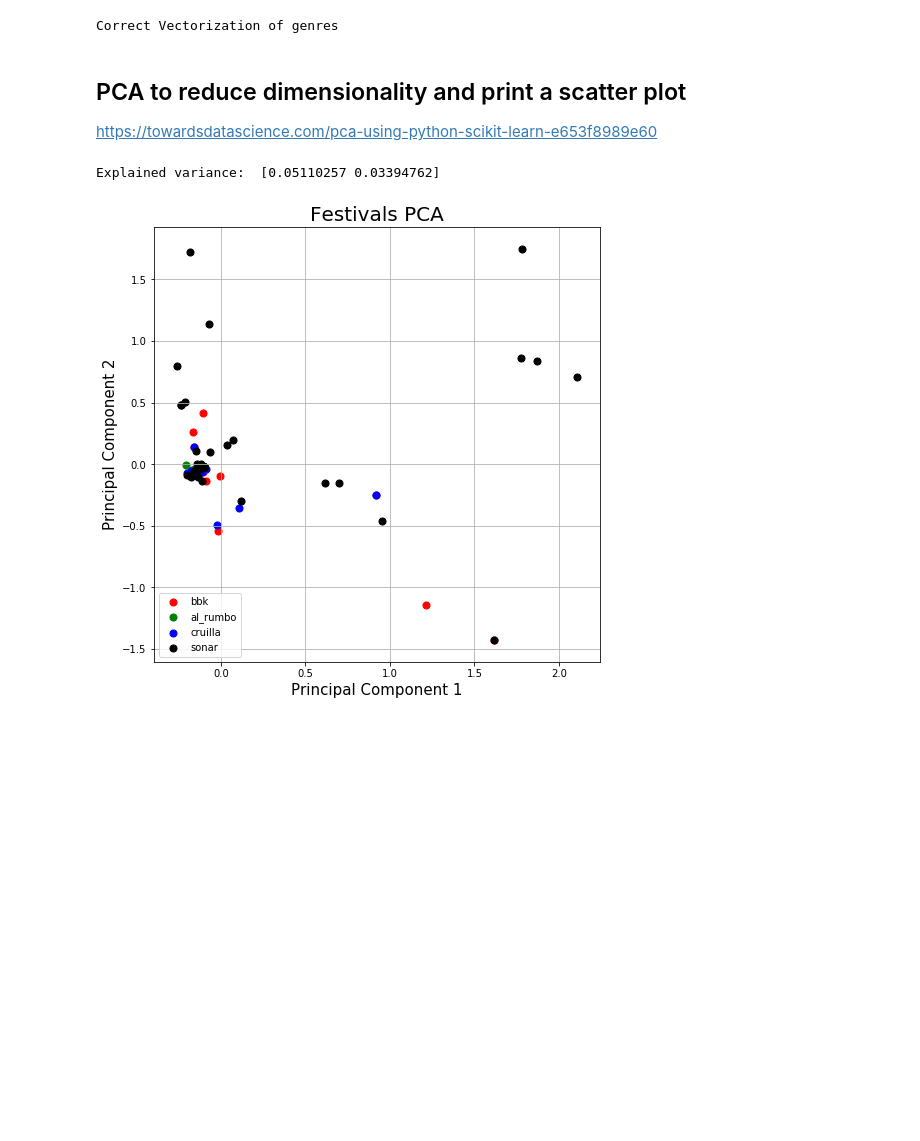
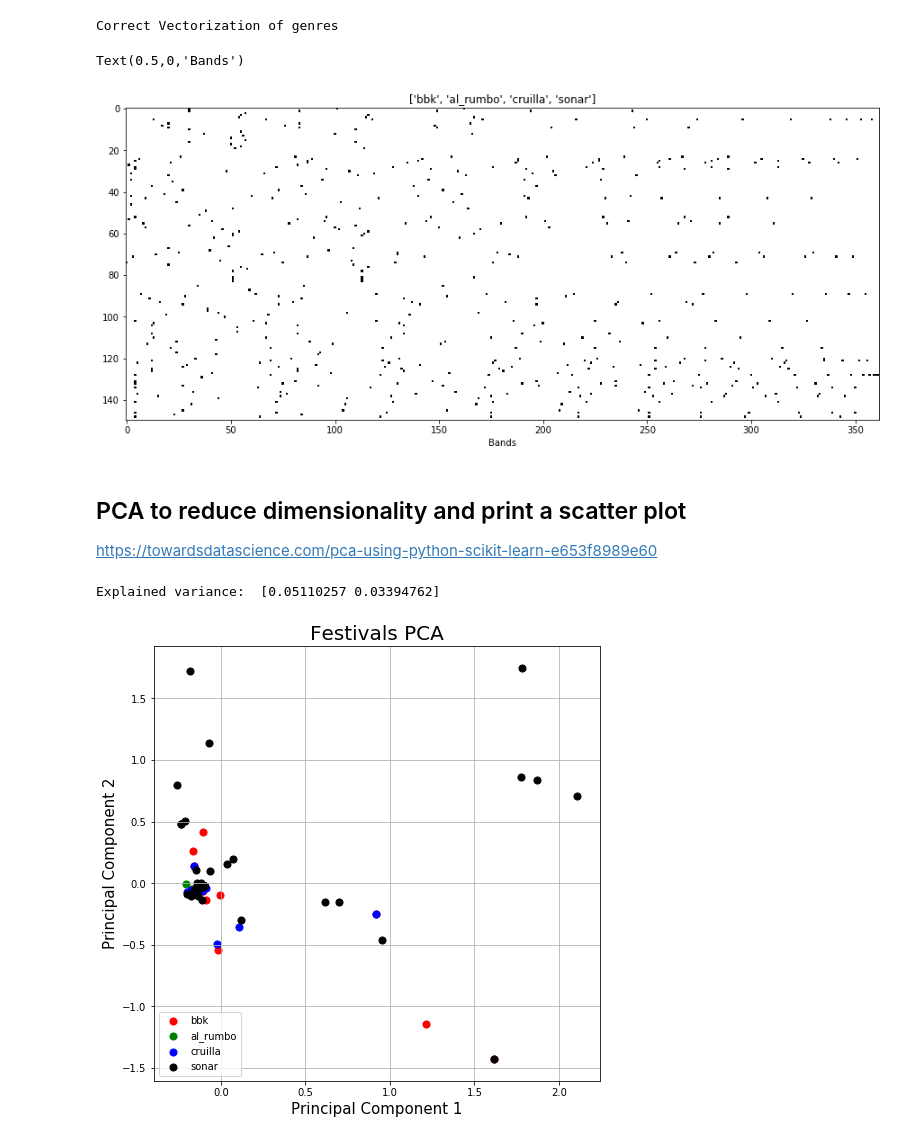
Before and after one commit to eduardbonada/festivals2018, a Jupyter notebook: Explore Festivals Info.ipynb, the cells around one changed output. Saved outputs shown, nothing was run; the diff lists cells and outputs as text; code cells hidden in the pictures; blank space fills up the shorter version.

```diff
--- a/Explore Festivals Info.ipynb
+++ b/Explore Festivals Info.ipynb
@@ -102,6 +102,18 @@ else:
     print('Wrong Vectorization of genres')
 # %% [output]
 Correct Vectorization of genres
+# %%
+# print matrix of genres
+fig = plt.figure(figsize=(15,10))
+ax = fig.add_subplot(1,1,1)
+#ax.set_aspect('equal')
+plt.imshow(dummies, interpolation='nearest', cmap=plt.cm.Greys)
+plt.title(festivals_names)
+plt.xlabel('Genres')
+plt.xlabel('Bands')
+# %% [output]
+Text(0.5,0,'Bands')
+[figure, added]
 # %% [markdown]
 ## PCA to reduce dimensionality and print a scatter plot
 
```
Also changed, not shown: parts of 4 cells of this notebook, 2 other files.
